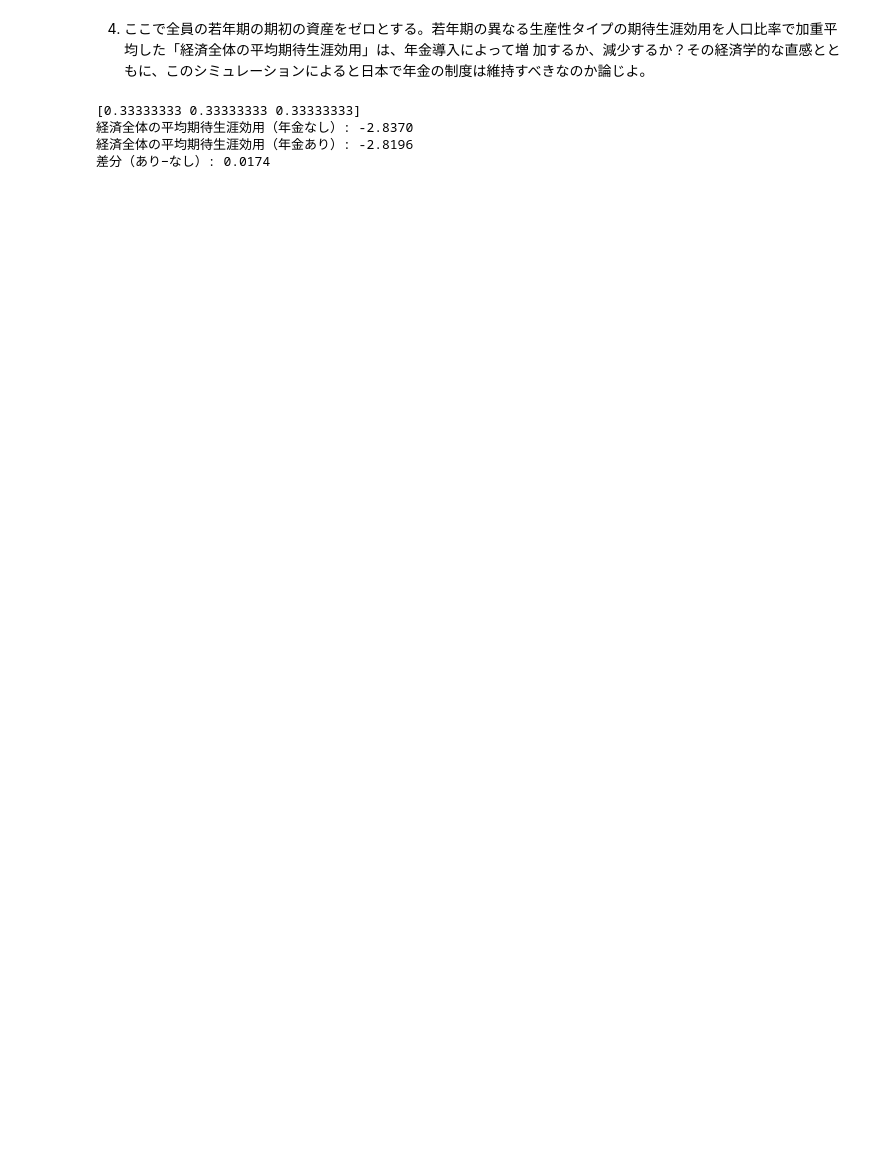
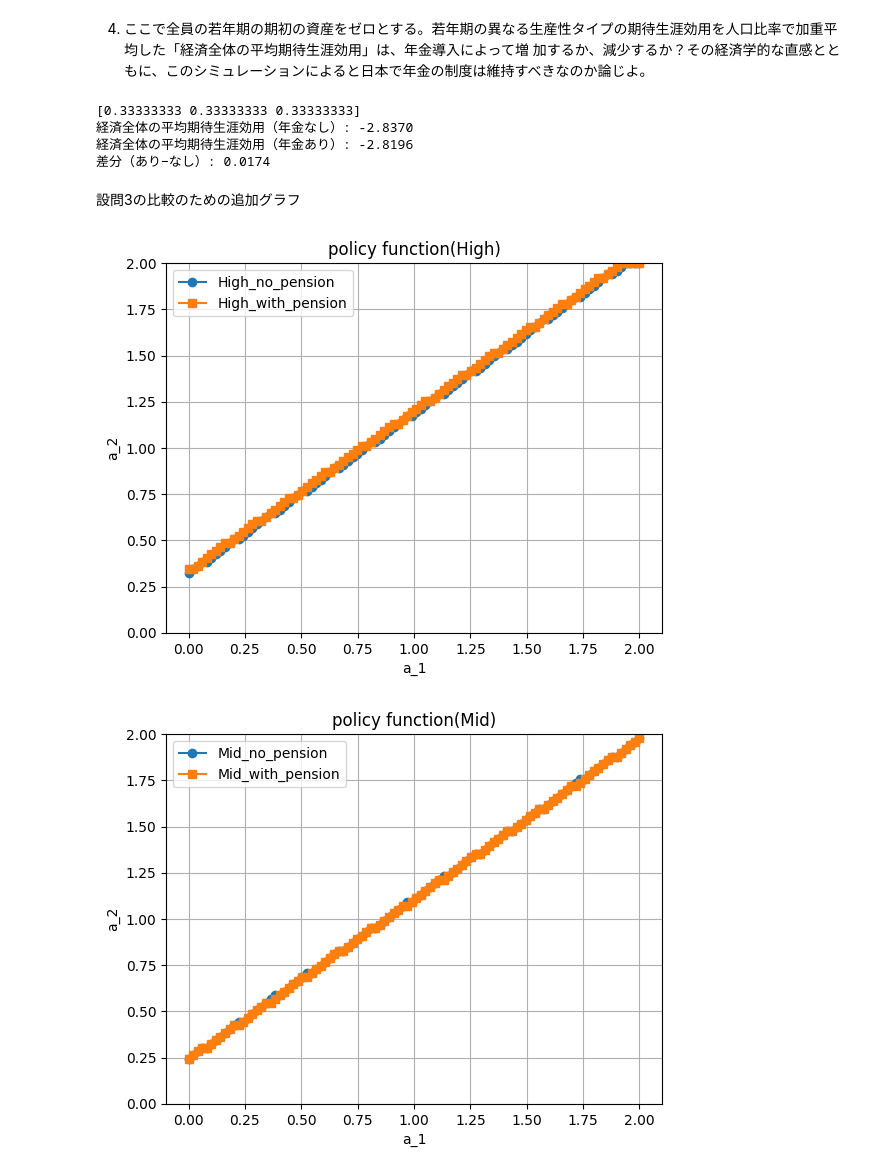
Before and after one commit to Shun1234321/keio-macro-second-half, a Jupyter notebook: final_project_quant_macro.ipynb, the cells around one changed output. Drawn from its saved outputs; the diff is of its cells as text; code cells hidden in the pictures; blank space fills up the shorter version.

```diff
--- a/final_project_quant_macro.ipynb
+++ b/final_project_quant_macro.ipynb
@@ -213,3 +213,44 @@ print(f"差分（あり−なし）: {diff:.4f}")
 経済全体の平均期待生涯効用（年金なし）: -2.8370
 経済全体の平均期待生涯効用（年金あり）: -2.8196
 差分（あり−なし）: 0.0174
+# %% [markdown]
+設問3の比較のための追加グラフ
+# %%
+# 高生産性の比較
+plt.figure()
+plt.plot(a, aplus_no_pension[0, :, 2], marker='o', label='High_no_pension')
+plt.plot(a, aplus_with_pension[0, :, 2], marker='s', label='High_with_pension')
+plt.title("policy function(High)")
+plt.xlabel("a_1")
+plt.ylabel("a_2")
+plt.ylim(a_l, a_u)
+plt.grid(True)
+plt.legend()
+plt.show()
+
+# 中生産性の比較
+plt.figure()
+plt.plot(a, aplus_no_pension[0, :, 1], marker='o', label='Mid_no_pension')
+plt.plot(a, aplus_with_pension[0, :, 1], marker='s', label='Mid_with_pension')
+plt.title("policy function(Mid)")
+plt.xlabel("a_1")
+plt.ylabel("a_2")
+plt.ylim(a_l, a_u)
+plt.grid(True)
+plt.legend()
+plt.show()
+
+# 低生産性の比較
+plt.figure()
+plt.plot(a, aplus_no_pension[0, :, 0], marker='o', label='Low_no_pension')
+plt.plot(a, aplus_with_pension[0, :, 0], marker='s', label='Low_with_pension')
+plt.title("policy function(Low)")
+plt.xlabel("a_1")
+plt.ylabel("a_2")
+plt.ylim(a_l, a_u)
+plt.grid(True)
+plt.legend()
+plt.show()
+# %% [output]
+[figure, added]
+[figure, added]
```
Also changed, not shown: parts of 3 cells of this notebook.
